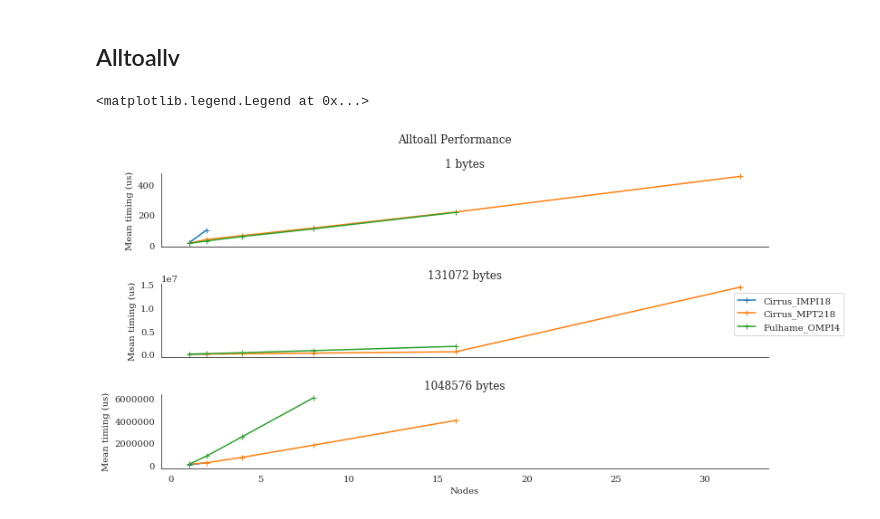
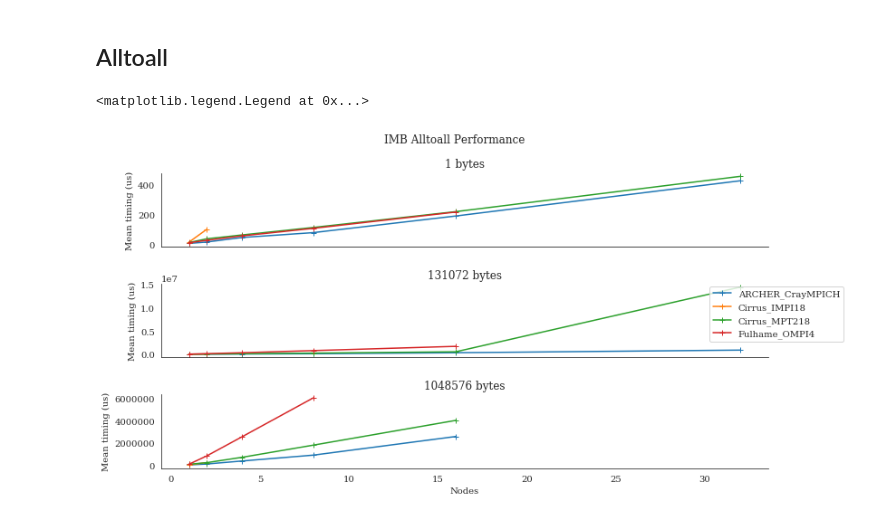
Before and after one commit to hpc-uk/archer-benchmarks, a Jupyter notebook: synth/IMB/analysis/IMB_compare.ipynb, the cells around one changed output. Cells and saved outputs as stored; diff of their text form; code cells hidden in the pictures.

```diff
--- a/synth/IMB/analysis/IMB_compare.ipynb
+++ b/synth/IMB/analysis/IMB_compare.ipynb
@@ -13,33 +13,34 @@ from utilities import filemanip
 # %%
 from synthanalysis import imb
 # %% [markdown]
-## Alltoallv
+## Alltoall
 # %%
+benchmark = "Alltoall"
 systems = ['ARCHER_CrayMPICH', 'Cirrus_IMPI18', 'Cirrus_MPT218', 'Fulhame_OMPI4']
 nodelist = [1, 2, 4, 8, 16, 32]
-a2a_perf = {}
+imb_perf = {}
 for system in systems:
     tdict = {}
     for nodes in nodelist:
-        stem = 'IMB_Alltoall_{0}nodes'.format(nodes)
+        stem = 'IMB_{0}_{1}nodes'.format(benchmark, nodes)
         imbfiles = filemanip.get_filelist('../results/' + system, stem)
         if len(imbfiles) > 0:
             imb_dict = imb.get_perf_dict(imbfiles[0], nodes)
             tdict.update(imb_dict)
-    a2a_perf[system] = tdict
+    imb_perf[system] = tdict
 # %%
 sizelist = [1, 131072, 1048576]
 fig, axes = plt.subplots(nrows=3, ncols=1, sharex='all')
-fig.suptitle('Alltoall Performance')
+fig.suptitle('IMB {0} Performance'.format(benchmark))
 fig.subplots_adjust(hspace=0.5)
 for ax, size in zip(axes.flatten(), sizelist):
     for system in systems:
-        ax.plot(nodelist, imb.get_scaling(nodelist, size, a2a_perf[system]), '-+', label=system)
+        ax.plot(nodelist, imb.get_node_scaling(nodelist, size, imb_perf[system]), '-+', label=system)
         ax.set(title="{0} bytes".format(size), ylabel="Mean timing (us)")
         handles, labels = ax.get_legend_handles_labels()
         sns.despine()
 plt.xlabel("Nodes")
 fig.legend(handles, labels, loc='center right')
 # %% [output]
 <matplotlib.legend.Legend at 0x...>
-[figure, old version]
+[figure, new version]
```
Also changed, not shown: parts of 11 cells of this notebook, 1 other file.
